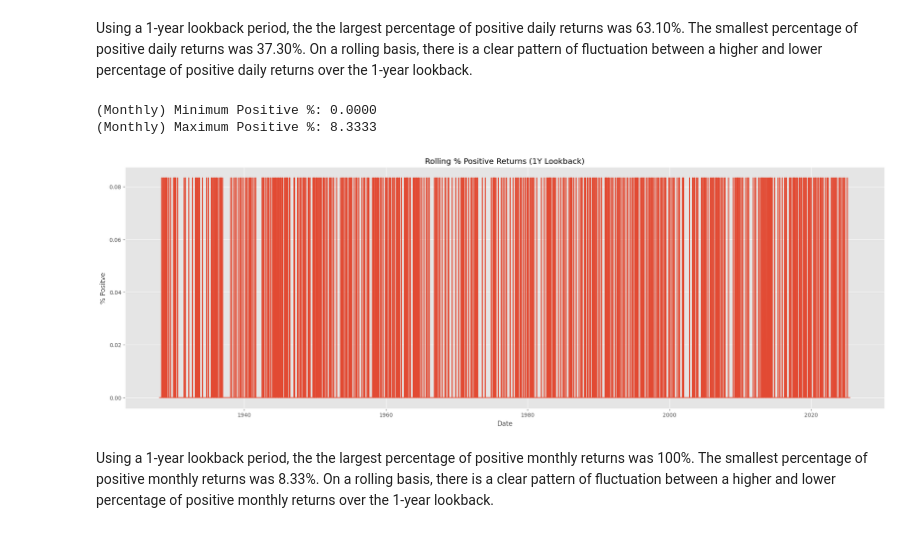
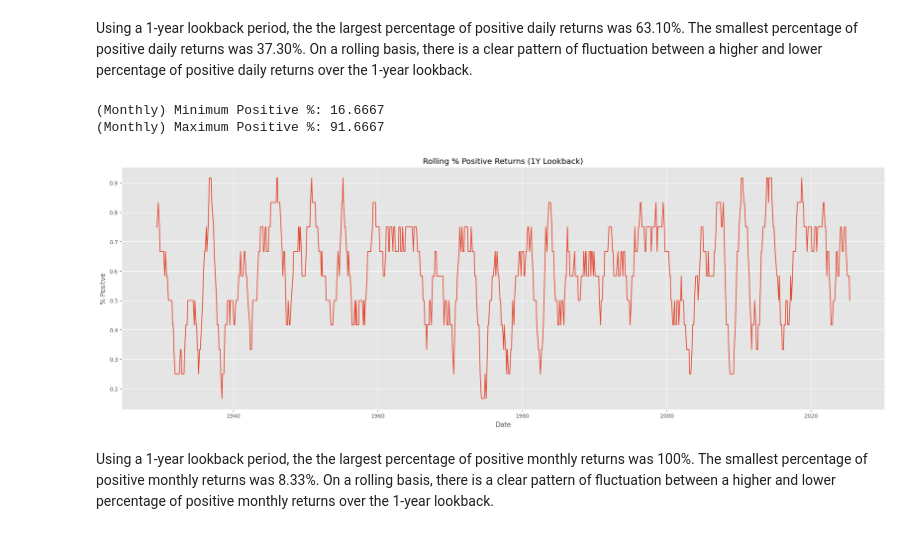
Before and after one commit to tzabcoder/QuantitativeFinance, a Jupyter notebook: General/return_behavior.ipynb, the cells around one changed output. Saved outputs shown, nothing was run; the diff lists cells and outputs as text; code cells hidden in the pictures.

```diff
--- a/General/return_behavior.ipynb
+++ b/General/return_behavior.ipynb
@@ -237,27 +237,27 @@ Using a 1-year lookback period, the the largest percentage of positive daily ret
 # %%
 # Calculate the percentage of positive monthly returns over a 1-year lookback period
 # NOTE: This is on a rolling basis
 
 MONTHLY_LOOKBACK = 12
 
 # Identify positive (1) and negative (0) returns
-positive = (data['Monthly'] > 0).astype(int)
+positive = (data['Monthly'].dropna() > 0).astype(int)
 monthly_pct_positive = positive.rolling(window=MONTHLY_LOOKBACK).mean()
 monthly_pct_positive.dropna(inplace=True)
 
 print(f"(Monthly) Minimum Positive %: {min(monthly_pct_positive)*100:.4f}")
 print(f"(Monthly) Maximum Positive %: {max(monthly_pct_positive)*100:.4f}")
 
 plt.figure(figsize=(25, 8))
 plt.plot(monthly_pct_positive)
 plt.title('Rolling % Positive Returns (1Y Lookback)')
 plt.xlabel('Date')
 plt.ylabel('% Positve')
 plt.show()
 # %% [output]
-(Monthly) Minimum Positive %: 0.0000
-(Monthly) Maximum Positive %: 8.3333
+(Monthly) Minimum Positive %: 16.6667
+(Monthly) Maximum Positive %: 91.6667
-[figure, old version]
+[figure, new version]
 # %% [markdown]
 Using a 1-year lookback period, the the largest percentage of positive monthly returns was 100%. The smallest percentage of positive monthly returns was 8.33%. On a rolling basis, there is a clear pattern of fluctuation between a higher and lower percentage of positive monthly returns over the 1-year lookback.
 # %% [markdown]
```
